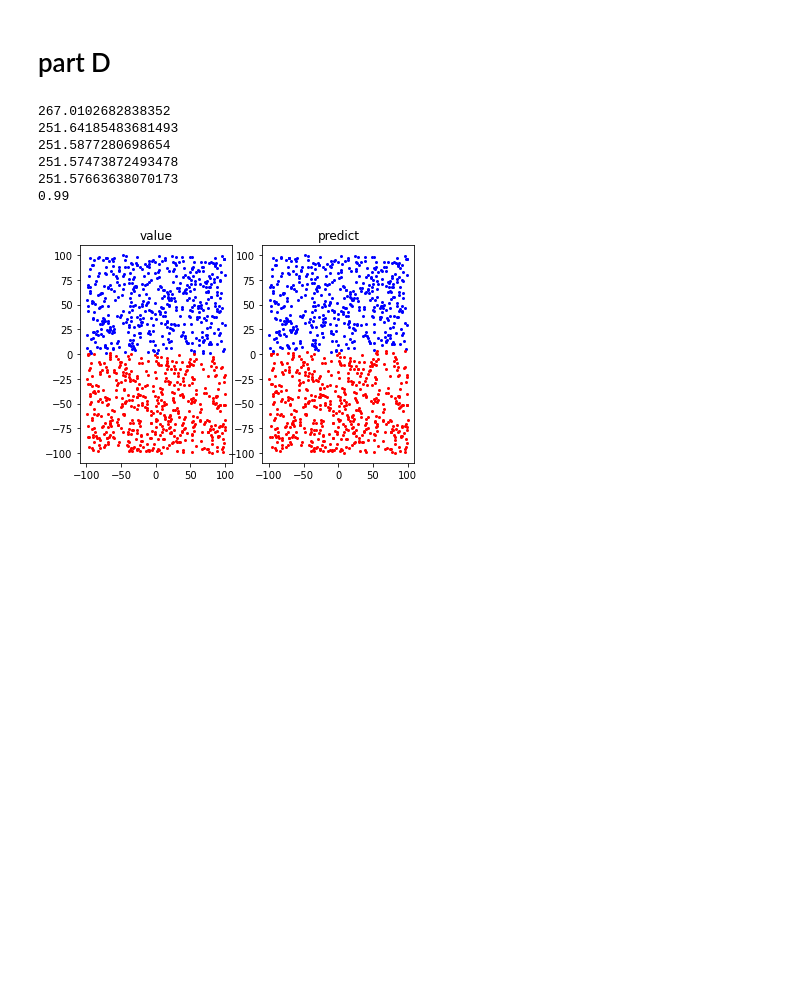
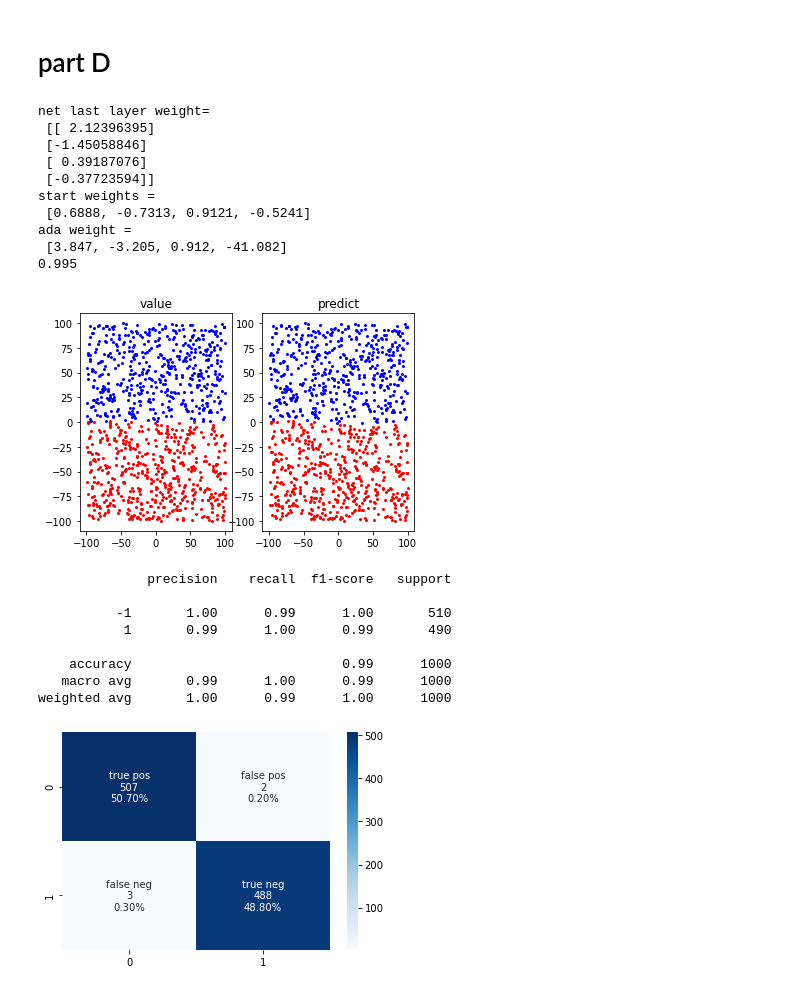
Before and after one commit to TaliaSeada/NeuroComputation_firstProject, a Jupyter notebook: C_D/C D.ipynb, the cells around one changed output. Cells and saved outputs as stored; diff of their text form; code cells hidden in the pictures; blank space fills up the shorter version.

```diff
--- a/C_D/C D.ipynb
+++ b/C_D/C D.ipynb
@@ -374,10 +388,10 @@ class Adaline:
         weight = []
         for i in range(num):
             random.seed(i)
-            rand = random.uniform(0, 0.01)
+            rand = random.uniform(-1.0, 1.0)
             rand = round(rand, 4)
             weight.append(rand)
-
+        print("start weights = \n", weight)
         # now generate the bias
         random.seed(4)
         bias = random.uniform(0, 1)
@@ -392,7 +406,9 @@ class Adaline:
         # generate weights and bias
         weight, bias = self._weight_genarate(self.num)
         oldmse=1
-        while(True):
+        count=0
+#         while(True):
+        while(count<250):
             ERR = []
             # for each row we fix the bias and wights in order to get the minimum error
             for index, row in self.train.iterrows():
@@ -407,7 +423,7 @@ class Adaline:
                 # if the error is small enough return
                 ERR.append(error)
             mse.append(np.sum(ERR))
-            print(mse[-1])
+#             print(mse[-1])
             if len(mse) >= 2:
                 # checking if the error is smaller then eps or if it hasnt changed
                 if abs(mse[-1] - mse[-2]) < EPS or mse[-2]<mse[-1] or abs(mse[-1] - mse[-2])==oldmse :
@@ -415,6 +431,7 @@ class Adaline:
             # updating the old mse
             if len(mse)>=2:
                 oldmse=abs(mse[-1] - mse[-2])
+            count+=1
         return weight, bias
 
 
@@ -431,6 +448,7 @@ class Adaline:
             predicted=bias/100
             for i in range(self.num):
                 predicted += row[i]/1000 * weight[i]
+#             print(predicted)
             if predicted > 0:
                 predicted = 1
             else:
@@ -451,37 +469,54 @@ class Adaline:
 # %%
 # create train df
 traina=build_data_partA(1)
 listA=net1.getLastHiddenLayerInfo(traina)
 dftrain=pd.DataFrame()
 for i in range(len(listA)):
     if(i<len(listA)-1):
         dftrain[i]=listA[i]
     else:
         dftrain["value"]=listA[i]
 
 # create test df
 test = build_data_partA(9)
 newtest = net1.getLastHiddenLayerInfo(test)
 dftest = pd.DataFrame()
 for i in range(len(newtest)):
     if(i<len(newtest)-1):
         dftest[i]=newtest[i]
     else:
         dftest["value"]=newtest[i]
-
-ada1 = Adaline(0.8, dftrain, 2)
+print("net last layer weight=\n",net1.clf.coefs_[-1])
+ada1 = Adaline(0.9, dftrain, len(listA)-1)
 weight, bias = ada1.fit()
+print("ada weight =\n",weight)
 count=ada1.predict(dftest, test, weight, bias)
 print(ada1.score(count, dftest))
 plotting_test(test)
+con_mat1 = confusion_matrix(test["pred"],test["value"])
+confussion_matrix(con_mat1)
+print(classification_report(test["value"],test["pred"]))
 # %% [output]
-267.0102682838352
-251.64185483681493
-251.5877280698654
-251.57473872493478
-251.57663638070173
-0.99
+net last layer weight=
+ [[ 2.12396395]
+ [-1.45058846]
+ [ 0.39187076]
+ [-0.37723594]]
+start weights =
+ [0.6888, -0.7313, 0.9121, -0.5241]
+ada weight =
+ [3.847, -3.205, 0.912, -41.082]
+0.995
-[figure, old version]
+[figure, new version]
+              precision    recall  f1-score   support
+
+          -1       1.00      0.99      1.00       510
+           1       0.99      1.00      0.99       490
+
+    accuracy                           0.99      1000
+   macro avg       0.99      1.00      0.99      1000
+weighted avg       1.00      0.99      1.00      1000
+[figure, added]
 # %%
 trainb=build_data_partB(9)
 listA=net2.getLastHiddenLayerInfo(trainb)
```
Also changed, not shown: parts of 4 cells of this notebook.
